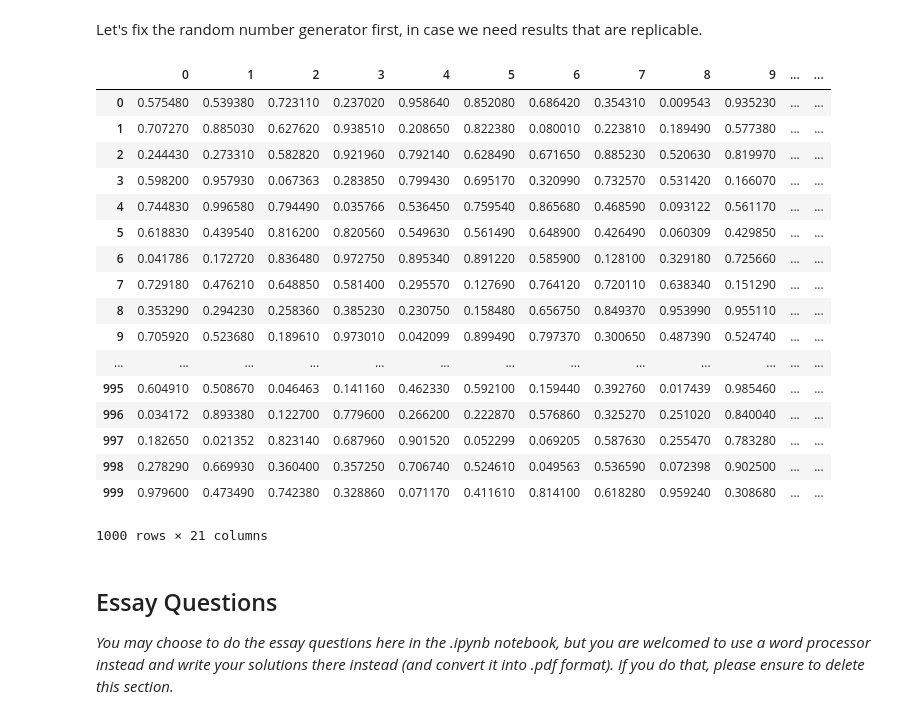
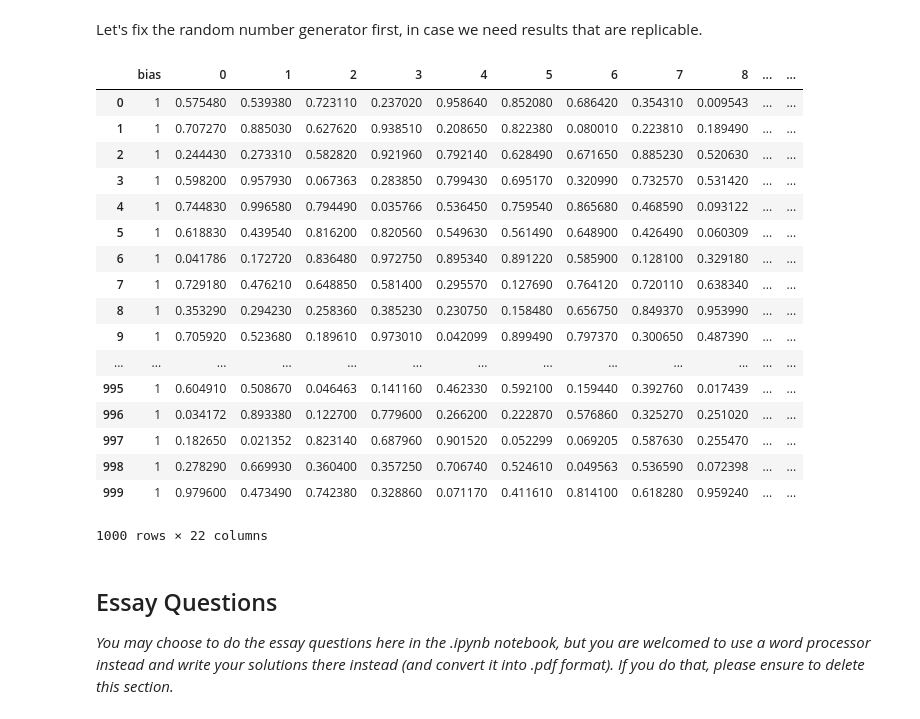
Before and after one commit to akd13/CS3244-Machine-Learning, a Jupyter notebook: hw1-1.ipynb, the cells around one changed output. Drawn from its saved outputs; the diff is of its cells as text; code cells hidden in the pictures.

```diff
--- a/hw1-1.ipynb
+++ b/hw1-1.ipynb
@@ -31,40 +31,41 @@ nr.seed(3244)
 # %%
 #    Write your solution to the programming assignment here.  We've suggested some cells that you can add
 #    to your notebook as single line comments below.
 #    Please place all of your cells to be run in a linear, unintervened order, such that we can automate
 #    the running and grading of the assignment.
 
 # load datasets code
 def load(filename):
     # Use Pandas library to read data separated by at least one space
     df = pd.read_table(filename, sep="\s+", header = None)
+    df.insert(0, 'bias', 1)
     return df
 
 load("hw1-train.dat")
 # LR code
 
 # Evaluation code
 
 # Plotting (if any) code
 # %% [output]
-|  | 0 | 1 | 2 | 3 | 4 | 5 | 6 | 7 | 8 | 9 | ... | ... |
-| 0 | 0.575480 | 0.539380 | 0.723110 | 0.237020 | 0.958640 | 0.852080 | 0.686420 | 0.354310 | 0.009543 | 0.935230 | ... | ... |
-| 1 | 0.707270 | 0.885030 | 0.627620 | 0.938510 | 0.208650 | 0.822380 | 0.080010 | 0.223810 | 0.189490 | 0.577380 | ... | ... |
-| 2 | 0.244430 | 0.273310 | 0.582820 | 0.921960 | 0.792140 | 0.628490 | 0.671650 | 0.885230 | 0.520630 | 0.819970 | ... | ... |
-| 3 | 0.598200 | 0.957930 | 0.067363 | 0.283850 | 0.799430 | 0.695170 | 0.320990 | 0.732570 | 0.531420 | 0.166070 | ... | ... |
-| 4 | 0.744830 | 0.996580 | 0.794490 | 0.035766 | 0.536450 | 0.759540 | 0.865680 | 0.468590 | 0.093122 | 0.561170 | ... | ... |
-| 5 | 0.618830 | 0.439540 | 0.816200 | 0.820560 | 0.549630 | 0.561490 | 0.648900 | 0.426490 | 0.060309 | 0.429850 | ... | ... |
-| 6 | 0.041786 | 0.172720 | 0.836480 | 0.972750 | 0.895340 | 0.891220 | 0.585900 | 0.128100 | 0.329180 | 0.725660 | ... | ... |
-| 7 | 0.729180 | 0.476210 | 0.648850 | 0.581400 | 0.295570 | 0.127690 | 0.764120 | 0.720110 | 0.638340 | 0.151290 | ... | ... |
-| 8 | 0.353290 | 0.294230 | 0.258360 | 0.385230 | 0.230750 | 0.158480 | 0.656750 | 0.849370 | 0.953990 | 0.955110 | ... | ... |
-| 9 | 0.705920 | 0.523680 | 0.189610 | 0.973010 | 0.042099 | 0.899490 | 0.797370 | 0.300650 | 0.487390 | 0.524740 | ... | ... |
+|  | bias | 0 | 1 | 2 | 3 | 4 | 5 | 6 | 7 | 8 | ... | ... |
+| 0 | 1 | 0.575480 | 0.539380 | 0.723110 | 0.237020 | 0.958640 | 0.852080 | 0.686420 | 0.354310 | 0.009543 | ... | ... |
+| 1 | 1 | 0.707270 | 0.885030 | 0.627620 | 0.938510 | 0.208650 | 0.822380 | 0.080010 | 0.223810 | 0.189490 | ... | ... |
+| 2 | 1 | 0.244430 | 0.273310 | 0.582820 | 0.921960 | 0.792140 | 0.628490 | 0.671650 | 0.885230 | 0.520630 | ... | ... |
+| 3 | 1 | 0.598200 | 0.957930 | 0.067363 | 0.283850 | 0.799430 | 0.695170 | 0.320990 | 0.732570 | 0.531420 | ... | ... |
+| 4 | 1 | 0.744830 | 0.996580 | 0.794490 | 0.035766 | 0.536450 | 0.759540 | 0.865680 | 0.468590 | 0.093122 | ... | ... |
+| 5 | 1 | 0.618830 | 0.439540 | 0.816200 | 0.820560 | 0.549630 | 0.561490 | 0.648900 | 0.426490 | 0.060309 | ... | ... |
+| 6 | 1 | 0.041786 | 0.172720 | 0.836480 | 0.972750 | 0.895340 | 0.891220 | 0.585900 | 0.128100 | 0.329180 | ... | ... |
+| 7 | 1 | 0.729180 | 0.476210 | 0.648850 | 0.581400 | 0.295570 | 0.127690 | 0.764120 | 0.720110 | 0.638340 | ... | ... |
+| 8 | 1 | 0.353290 | 0.294230 | 0.258360 | 0.385230 | 0.230750 | 0.158480 | 0.656750 | 0.849370 | 0.953990 | ... | ... |
+| 9 | 1 | 0.705920 | 0.523680 | 0.189610 | 0.973010 | 0.042099 | 0.899490 | 0.797370 | 0.300650 | 0.487390 | ... | ... |
 | ... | ... | ... | ... | ... | ... | ... | ... | ... | ... | ... | ... | ... |
-| 995 | 0.604910 | 0.508670 | 0.046463 | 0.141160 | 0.462330 | 0.592100 | 0.159440 | 0.392760 | 0.017439 | 0.985460 | ... | ... |
-| 996 | 0.034172 | 0.893380 | 0.122700 | 0.779600 | 0.266200 | 0.222870 | 0.576860 | 0.325270 | 0.251020 | 0.840040 | ... | ... |
-| 997 | 0.182650 | 0.021352 | 0.823140 | 0.687960 | 0.901520 | 0.052299 | 0.069205 | 0.587630 | 0.255470 | 0.783280 | ... | ... |
-| 998 | 0.278290 | 0.669930 | 0.360400 | 0.357250 | 0.706740 | 0.524610 | 0.049563 | 0.536590 | 0.072398 | 0.902500 | ... | ... |
-| 999 | 0.979600 | 0.473490 | 0.742380 | 0.328860 | 0.071170 | 0.411610 | 0.814100 | 0.618280 | 0.959240 | 0.308680 | ... | ... |
+| 995 | 1 | 0.604910 | 0.508670 | 0.046463 | 0.141160 | 0.462330 | 0.592100 | 0.159440 | 0.392760 | 0.017439 | ... | ... |
+| 996 | 1 | 0.034172 | 0.893380 | 0.122700 | 0.779600 | 0.266200 | 0.222870 | 0.576860 | 0.325270 | 0.251020 | ... | ... |
+| 997 | 1 | 0.182650 | 0.021352 | 0.823140 | 0.687960 | 0.901520 | 0.052299 | 0.069205 | 0.587630 | 0.255470 | ... | ... |
+| 998 | 1 | 0.278290 | 0.669930 | 0.360400 | 0.357250 | 0.706740 | 0.524610 | 0.049563 | 0.536590 | 0.072398 | ... | ... |
+| 999 | 1 | 0.979600 | 0.473490 | 0.742380 | 0.328860 | 0.071170 | 0.411610 | 0.814100 | 0.618280 | 0.959240 | ... | ... |
-1000 rows × 21 columns
+1000 rows × 22 columns
 # %% [markdown]
 ## Essay Questions
 
```
